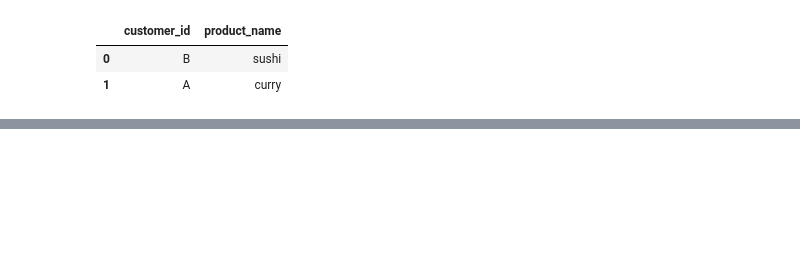
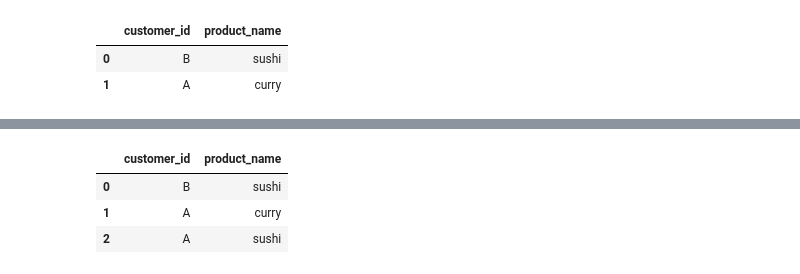
Before and after one commit to rexchou0715/sql_case_study, a Jupyter notebook: 001_dannys_diner/case_study.ipynb, the cells around one changed output, grey strips where cells are left out. Saved outputs shown, nothing was run; the diff lists cells and outputs as text; code cells hidden in the pictures; blank space fills up the shorter version.

```diff
--- a/001_dannys_diner/case_study.ipynb
+++ b/001_dannys_diner/case_study.ipynb
@@ -579,0 +643,41 @@ result
+# %%
+query = """
+
+WITH purchase_rank AS (
+    SELECT
+        s.customer_id,
+        s.order_date,
+        s.product_id,
+        m.join_date,
+        -- Rank the order date from the latest to the earliest so that I know which row is the first purchase before the customer joined the member.
+        RANK() OVER (
+            PARTITION BY s.customer_id
+            ORDER BY s.order_date DESC
+        ) AS ranking
+    FROM
+        sales s
+    INNER JOIN
+        members m
+    ON s.customer_id = m.customer_id
+    WHERE s.order_date < m.join_date
+)
+
+SELECT
+    pr.customer_id,
+    m.product_name
+FROM
+    purchase_rank pr
+INNER JOIN
+    menu m
+ON pr.product_id = m.product_id
+WHERE pr.ranking = 1;
+"""
+
+
+result = con.execute(query).fetchdf()
+result
+# %% [output]
+|  | customer_id | product_name |
+| 0 | B | sushi |
+| 1 | A | curry |
+| 2 | A | sushi |
```
Also changed, not shown: parts of 5 cells of this notebook.
